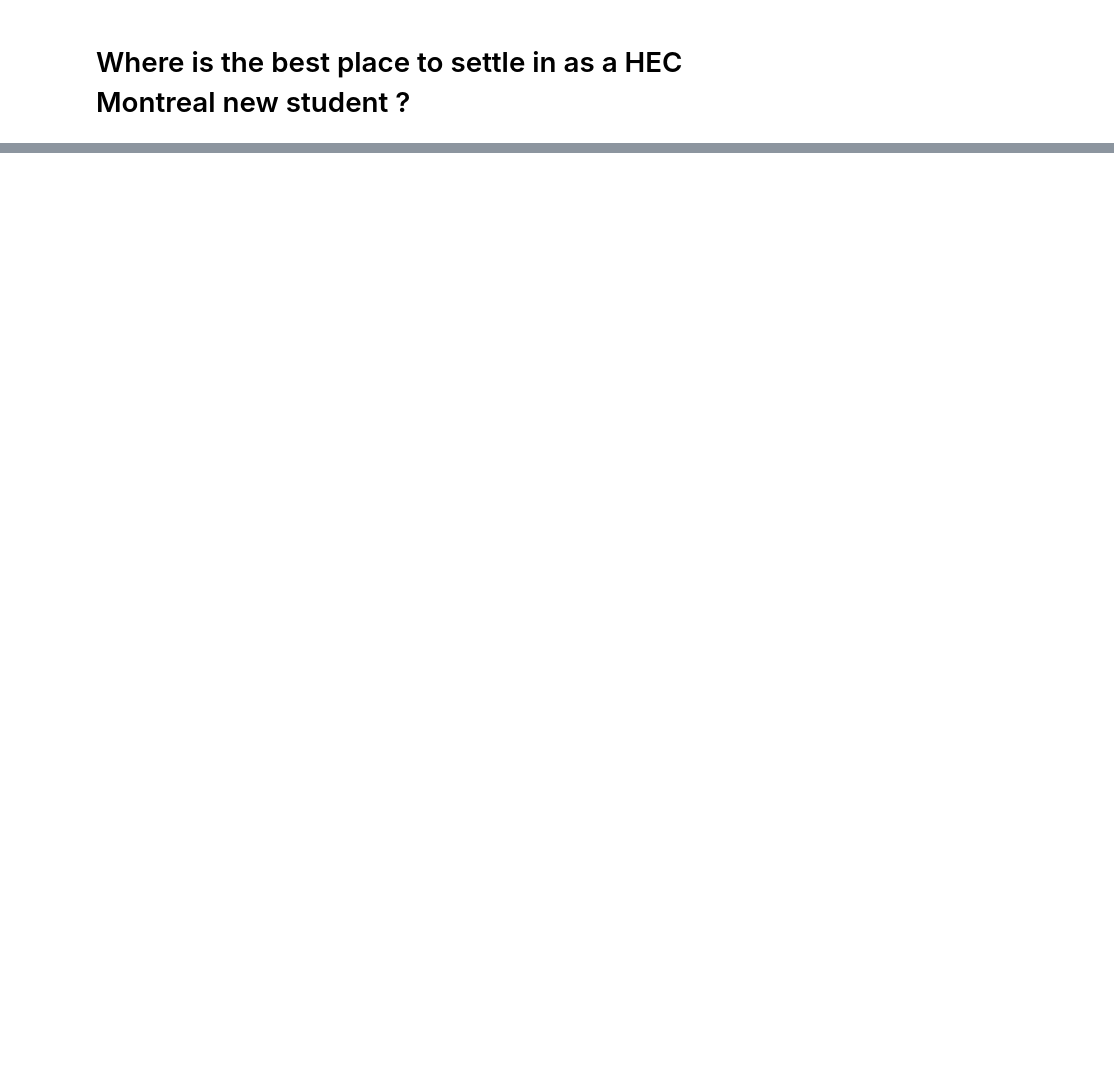
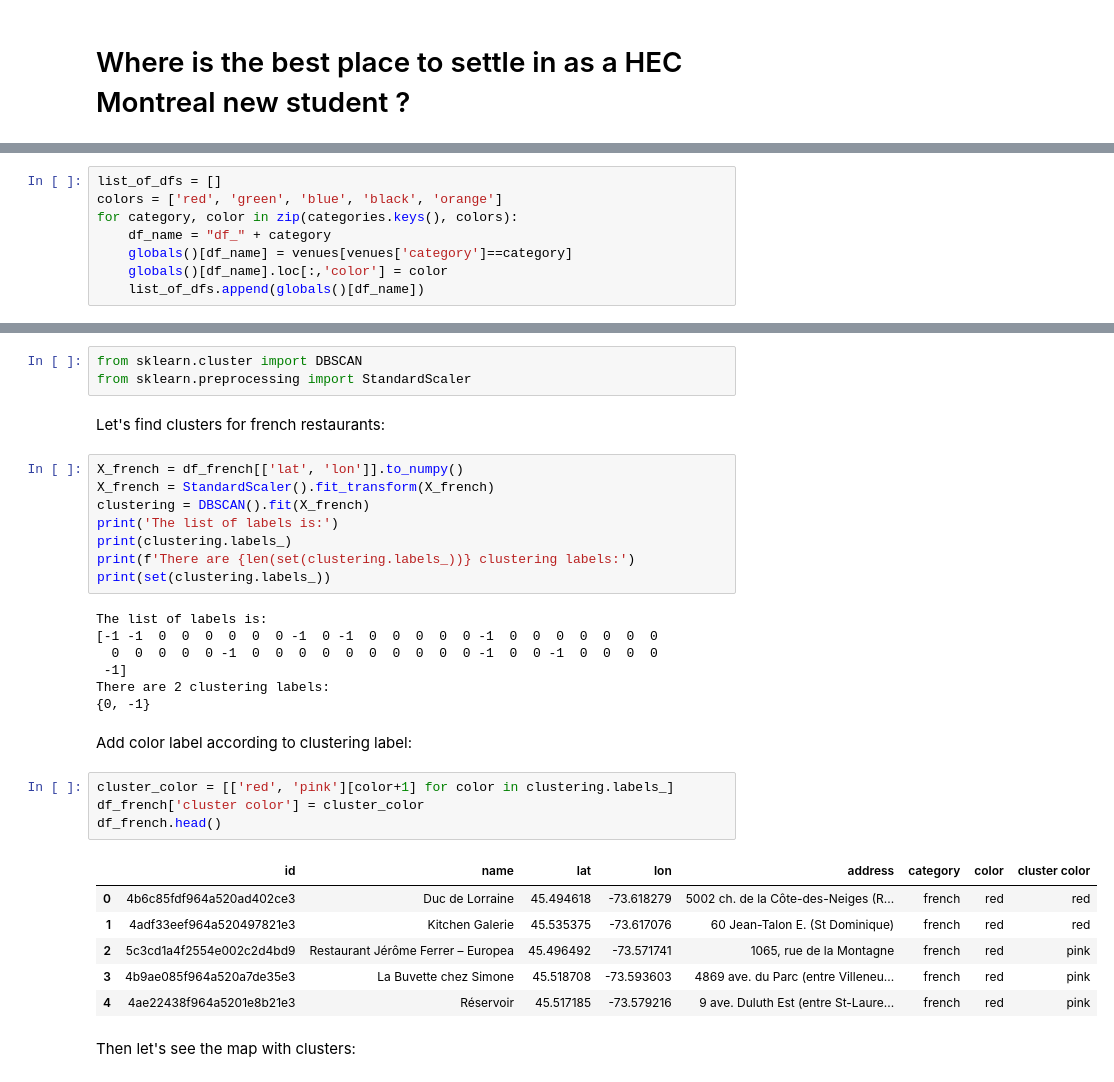
Before and after one commit to SoCrespo/Coursera_Capstone, a Jupyter notebook: Capstone_final_public.ipynb, the cells around one changed output, grey strips where cells are left out. Cells and saved outputs as stored; diff of their text form; blank space fills up the shorter version.

```diff
--- a/Capstone_final_public.ipynb
+++ b/Capstone_final_public.ipynb
@@ -93,0 +113,8 @@ data.groupby("category").count()[['venue_id']]
+# %%
+list_of_dfs = []
+colors = ['red', 'green', 'blue', 'black', 'orange']
+for category, color in zip(categories.keys(), colors):
+    df_name = "df_" + category
+    globals()[df_name] = venues[venues['category']==category]
+    globals()[df_name].loc[:,'color'] = color
+    list_of_dfs.append(globals()[df_name])
@@ -93,0 +213,35 @@ data.groupby("category").count()[['venue_id']]
+# %%
+from sklearn.cluster import DBSCAN
+from sklearn.preprocessing import StandardScaler
+# %% [markdown]
+Let's find clusters for french restaurants:
+# %%
+X_french = df_french[['lat', 'lon']].to_numpy()
+X_french = StandardScaler().fit_transform(X_french)
+clustering = DBSCAN().fit(X_french)
+print('The list of labels is:')
+print(clustering.labels_)
+print(f'There are {len(set(clustering.labels_))} clustering labels:')
+print(set(clustering.labels_))
+# %% [output]
+The list of labels is:
+[-1 -1  0  0  0  0  0  0 -1  0 -1  0  0  0  0  0 -1  0  0  0  0  0  0  0
+  0  0  0  0  0 -1  0  0  0  0  0  0  0  0  0  0 -1  0  0 -1  0  0  0  0
+ -1]
+There are 2 clustering labels:
+{0, -1}
+# %% [markdown]
+Add color label according to clustering label:
+# %%
+cluster_color = [['red', 'pink'][color+1] for color in clustering.labels_]
+df_french['cluster color'] = cluster_color
+df_french.head()
+# %% [output]
+|  | id | name | lat | lon | address | category | color | cluster color |
+| 0 | 4b6c85fdf964a520ad402ce3 | Duc de Lorraine | 45.494618 | -73.618279 | 5002 ch. de la Côte-des-Neiges (R... | french | red | red |
+| 1 | 4adf33eef964a520497821e3 | Kitchen Galerie | 45.535375 | -73.617076 | 60 Jean-Talon E. (St Dominique) | french | red | red |
+| 2 | 5c3cd1a4f2554e002c2d4bd9 | Restaurant Jérôme Ferrer – Europea | 45.496492 | -73.571741 | 1065, rue de la Montagne | french | red | pink |
+| 3 | 4b9ae085f964a520a7de35e3 | La Buvette chez Simone | 45.518708 | -73.593603 | 4869 ave. du Parc (entre Villeneu... | french | red | pink |
+| 4 | 4ae22438f964a5201e8b21e3 | Réservoir | 45.517185 | -73.579216 | 9 ave. Duluth Est (entre St-Laure... | french | red | pink |
+# %% [markdown]
+Then let's see the map with clusters:
```
Also changed, not shown: parts of 72 cells of this notebook, 1 other file.
